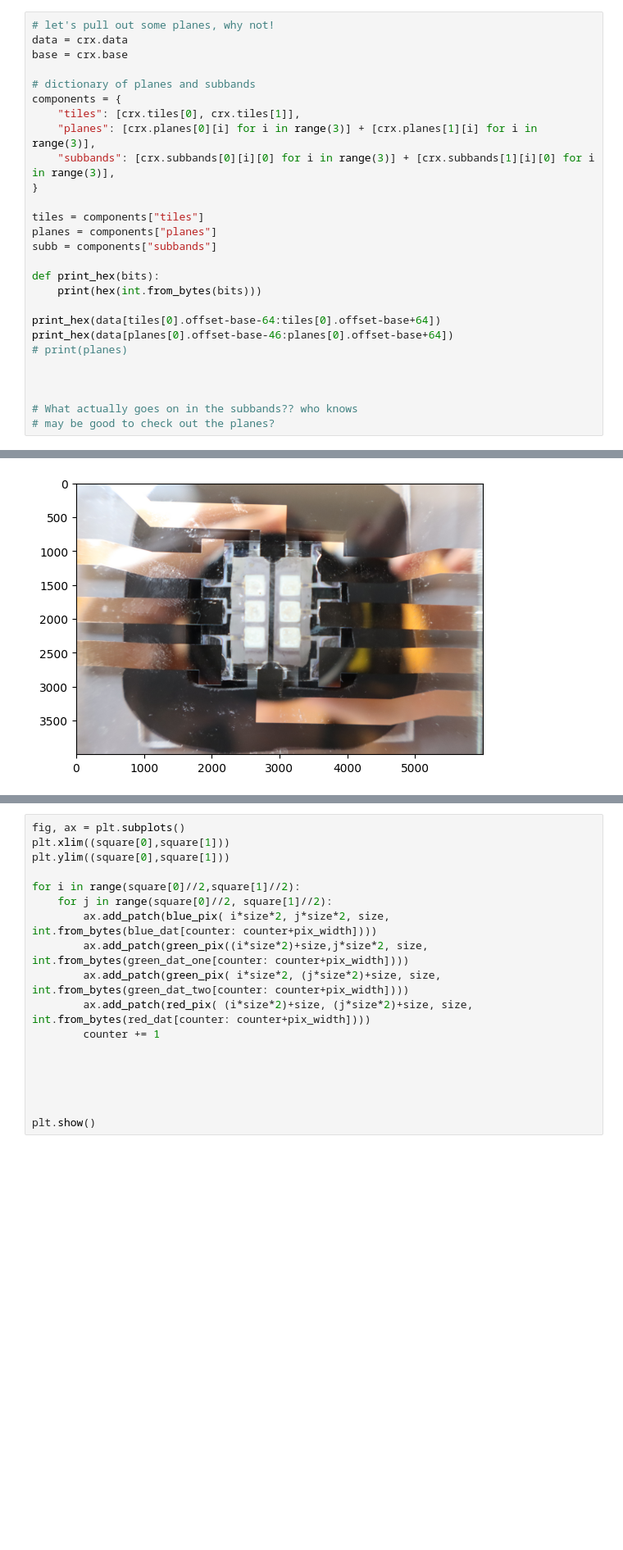
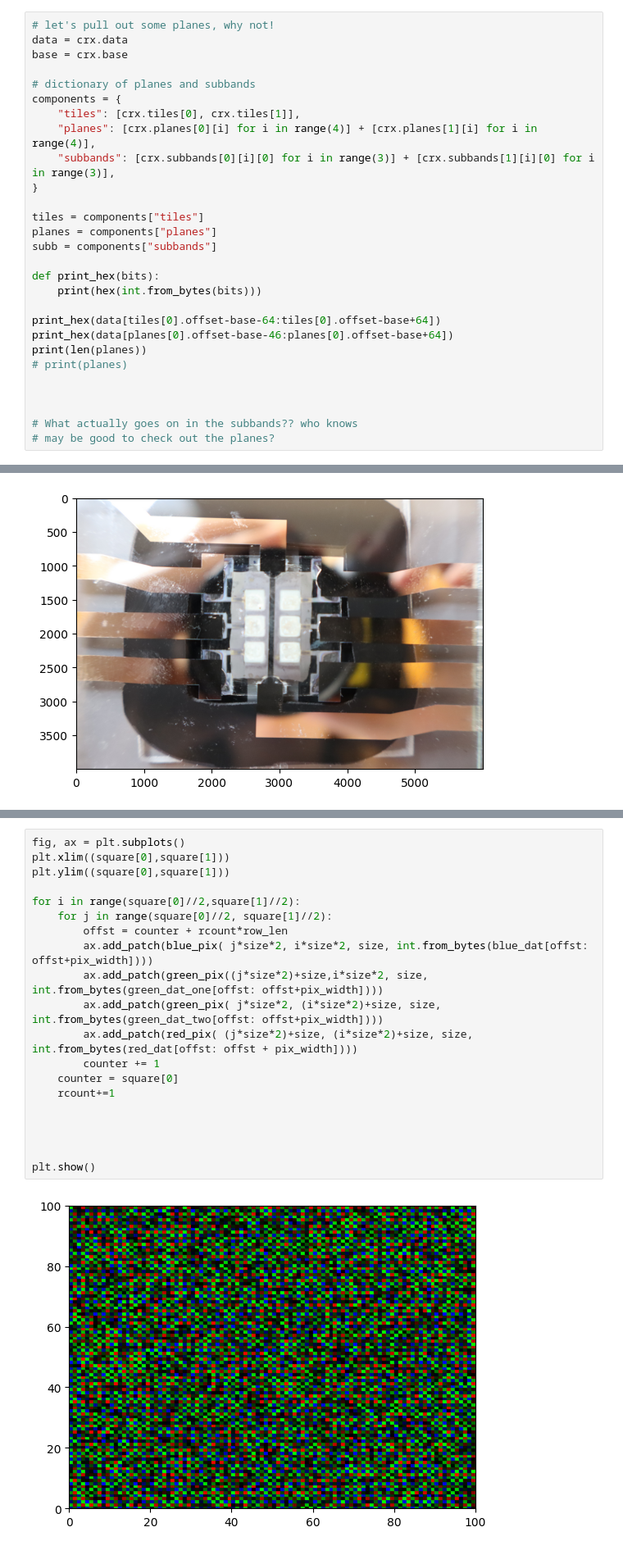
Before and after one commit to 42IceLollies/summer_research_26, a Jupyter notebook: extract_Crx.ipynb, the cells around one changed output, grey strips where cells are left out. Shown at 82% size. Saved outputs shown, nothing was run; the diff lists cells and outputs as text; blank space fills up the shorter version.

```diff
--- a/extract_Crx.ipynb
+++ b/extract_Crx.ipynb
@@ -57,7 +57,7 @@ base = crx.base
 # dictionary of planes and subbands
 components = {
     "tiles": [crx.tiles[0], crx.tiles[1]],
-    "planes": [crx.planes[0][i] for i in range(3)] + [crx.planes[1][i] for i in range(3)],
+    "planes": [crx.planes[0][i] for i in range(4)] + [crx.planes[1][i] for i in range(4)],
     "subbands": [crx.subbands[0][i][0] for i in range(3)] + [crx.subbands[1][i][0] for i in range(3)],
 }
 
@@ -70,6 +70,7 @@ def print_hex(bits):
 
 print_hex(data[tiles[0].offset-base-64:tiles[0].offset-base+64])
 print_hex(data[planes[0].offset-base-46:planes[0].offset-base+64])
+print(len(planes))
 # print(planes)
 
 
@@ -187,21 +207,25 @@ counter = 0
 # %%
 fig, ax = plt.subplots()
 plt.xlim((square[0],square[1]))
 plt.ylim((square[0],square[1]))
 
 for i in range(square[0]//2,square[1]//2):
     for j in range(square[0]//2, square[1]//2):
-        ax.add_patch(blue_pix( i*size*2, j*size*2, size, int.from_bytes(blue_dat[counter: counter+pix_width])))
-        ax.add_patch(green_pix((i*size*2)+size,j*size*2, size, int.from_bytes(green_dat_one[counter: counter+pix_width])))
-        ax.add_patch(green_pix( i*size*2, (j*size*2)+size, size, int.from_bytes(green_dat_two[counter: counter+pix_width])))
-        ax.add_patch(red_pix( (i*size*2)+size, (j*size*2)+size, size, int.from_bytes(red_dat[counter: counter+pix_width])))
+        offst = counter + rcount*row_len
+        ax.add_patch(blue_pix( j*size*2, i*size*2, size, int.from_bytes(blue_dat[offst: offst+pix_width])))
+        ax.add_patch(green_pix((j*size*2)+size,i*size*2, size, int.from_bytes(green_dat_one[offst: offst+pix_width])))
+        ax.add_patch(green_pix( j*size*2, (i*size*2)+size, size, int.from_bytes(green_dat_two[offst: offst+pix_width])))
+        ax.add_patch(red_pix( (j*size*2)+size, (i*size*2)+size, size, int.from_bytes(red_dat[offst: offst + pix_width])))
         counter += 1
-
+    counter = square[0]
+    rcount+=1
 
 
 
 
 plt.show()
+# %% [output]
+[figure, added]
 # %%
 from image_functions import*
 
```
Also changed, not shown: parts of 6 cells of this notebook, 4 other files.
